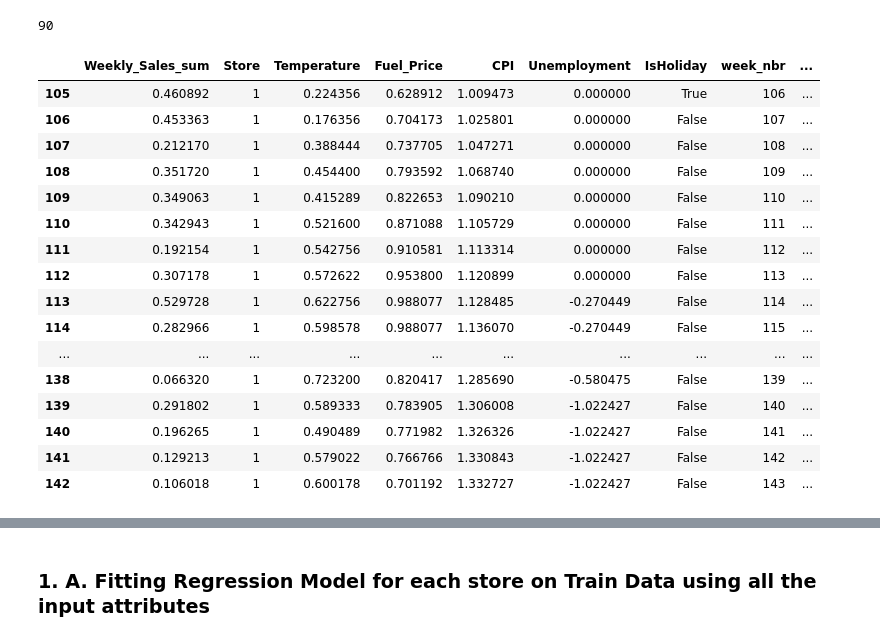
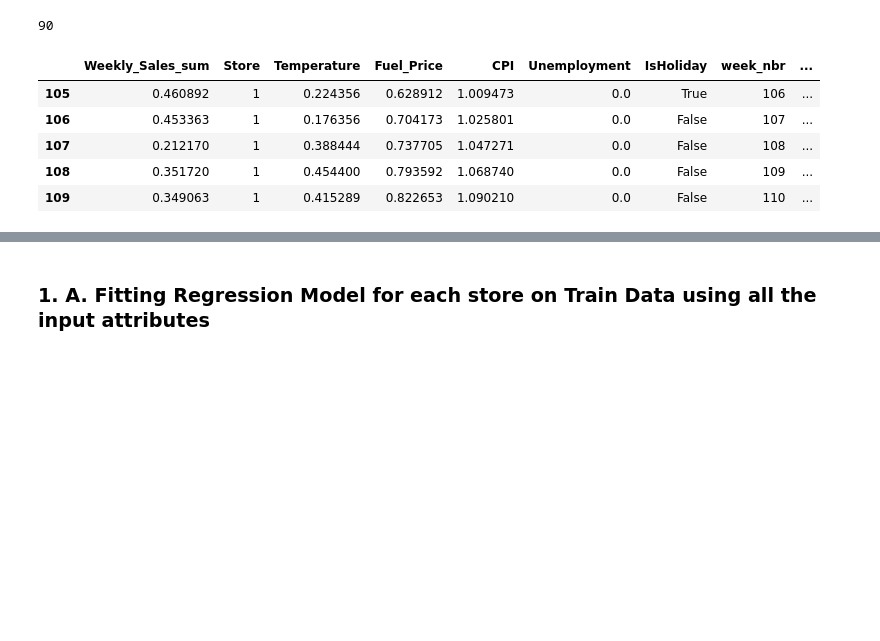
Before and after one commit to bhavish2207/RETAIL-SALES-FORECASTING-using-Recurrent-Neural-Networks, a Jupyter notebook: Regression_Store_Lvl_Forecast.ipynb, the cells around one changed output, grey strips where cells are left out. Cells and saved outputs as stored; diff of their text form; code cells hidden in the pictures; blank space fills up the shorter version.

```diff
--- a/Regression_Store_Lvl_Forecast.ipynb
+++ b/Regression_Store_Lvl_Forecast.ipynb
@@ -130,23 +113,12 @@ len(stores_dict)
 # %% [output]
 90
 # %%
-stores_dict['store_1_test']
+stores_dict['store_1_test'].head()
 # %% [output]
 |  | Weekly_Sales_sum | Store | Temperature | Fuel_Price | CPI | Unemployment | IsHoliday | week_nbr | ... |
-| 105 | 0.460892 | 1 | 0.224356 | 0.628912 | 1.009473 | 0.000000 | True | 106 | ... |
-| 106 | 0.453363 | 1 | 0.176356 | 0.704173 | 1.025801 | 0.000000 | False | 107 | ... |
-| 107 | 0.212170 | 1 | 0.388444 | 0.737705 | 1.047271 | 0.000000 | False | 108 | ... |
-| 108 | 0.351720 | 1 | 0.454400 | 0.793592 | 1.068740 | 0.000000 | False | 109 | ... |
-| 109 | 0.349063 | 1 | 0.415289 | 0.822653 | 1.090210 | 0.000000 | False | 110 | ... |
-| 110 | 0.342943 | 1 | 0.521600 | 0.871088 | 1.105729 | 0.000000 | False | 111 | ... |
-| 111 | 0.192154 | 1 | 0.542756 | 0.910581 | 1.113314 | 0.000000 | False | 112 | ... |
-| 112 | 0.307178 | 1 | 0.572622 | 0.953800 | 1.120899 | 0.000000 | False | 113 | ... |
-| 113 | 0.529728 | 1 | 0.622756 | 0.988077 | 1.128485 | -0.270449 | False | 114 | ... |
-| 114 | 0.282966 | 1 | 0.598578 | 0.988077 | 1.136070 | -0.270449 | False | 115 | ... |
-| ... | ... | ... | ... | ... | ... | ... | ... | ... | ... |
-| 138 | 0.066320 | 1 | 0.723200 | 0.820417 | 1.285690 | -0.580475 | False | 139 | ... |
-| 139 | 0.291802 | 1 | 0.589333 | 0.783905 | 1.306008 | -1.022427 | False | 140 | ... |
-| 140 | 0.196265 | 1 | 0.490489 | 0.771982 | 1.326326 | -1.022427 | False | 141 | ... |
-| 141 | 0.129213 | 1 | 0.579022 | 0.766766 | 1.330843 | -1.022427 | False | 142 | ... |
-| 142 | 0.106018 | 1 | 0.600178 | 0.701192 | 1.332727 | -1.022427 | False | 143 | ... |
+| 105 | 0.460892 | 1 | 0.224356 | 0.628912 | 1.009473 | 0.0 | True | 106 | ... |
+| 106 | 0.453363 | 1 | 0.176356 | 0.704173 | 1.025801 | 0.0 | False | 107 | ... |
+| 107 | 0.212170 | 1 | 0.388444 | 0.737705 | 1.047271 | 0.0 | False | 108 | ... |
+| 108 | 0.351720 | 1 | 0.454400 | 0.793592 | 1.068740 | 0.0 | False | 109 | ... |
+| 109 | 0.349063 | 1 | 0.415289 | 0.822653 | 1.090210 | 0.0 | False | 110 | ... |
 # %%
```
Also changed, not shown: parts of 2 cells of this notebook.
